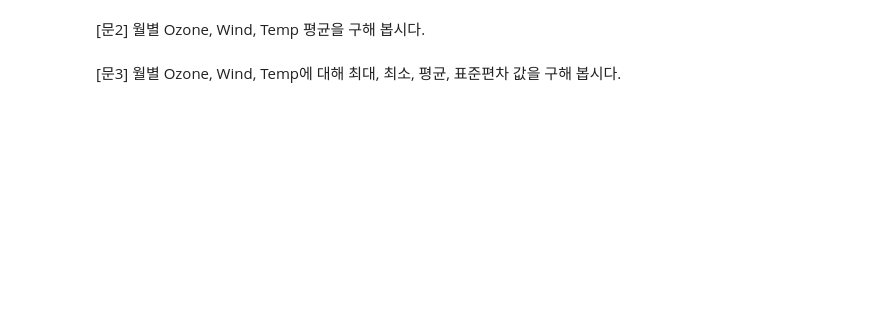
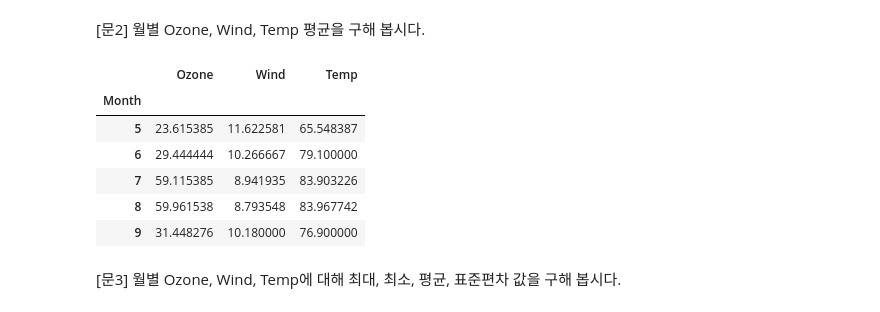
Before and after one commit to op-6160/AIVLE, a Jupyter notebook: 0206_python_library/학생용/03 - 판다스 데이터프레임 조회 및 집계.ipynb, the cells around one changed output. Saved outputs shown, nothing was run; the diff lists cells and outputs as text; code cells hidden in the pictures; blank space fills up the shorter version.

```diff
--- a/0206_python_library/학생용/03 - 판다스 데이터프레임 조회 및 집계.ipynb
+++ b/0206_python_library/학생용/03 - 판다스 데이터프레임 조회 및 집계.ipynb
@@ -439,4 +501,14 @@ temp = pd.read_csv('https://raw.githubusercontent.com/DA4BAM/dataset/master/airq
 # %% [markdown]
 [문2] 월별 Ozone, Wind, Temp 평균을 구해 봅시다.
+# %%
+temp.groupby('Month',as_index=True)['Ozone','Wind','Temp'].mean()
+# %% [output]
+|  | Ozone | Wind | Temp |
+| Month |  |  |  |
+| 5 | 23.615385 | 11.622581 | 65.548387 |
+| 6 | 29.444444 | 10.266667 | 79.100000 |
+| 7 | 59.115385 | 8.941935 | 83.903226 |
+| 8 | 59.961538 | 8.793548 | 83.967742 |
+| 9 | 31.448276 | 10.180000 | 76.900000 |
 # %% [markdown]
 [문3] 월별 Ozone, Wind, Temp에 대해 최대, 최소, 평균, 표준편차 값을 구해 봅시다.
```
Also changed, not shown: parts of 13 cells of this notebook.
